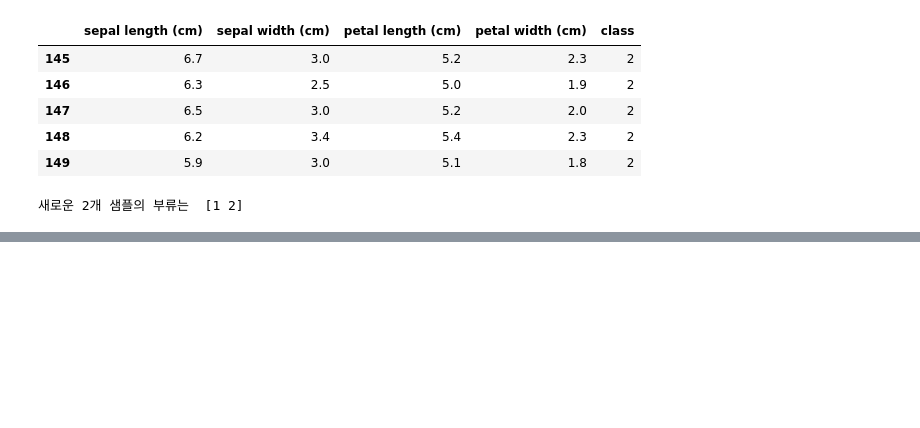
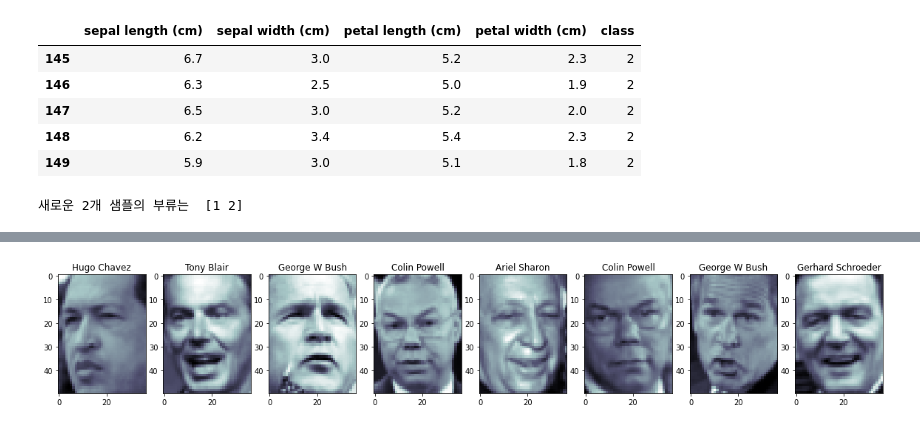
Before and after one commit to BoriLab/AiTest, a Jupyter notebook: aitet_12.ipynb, the cells around one changed output, grey strips where cells are left out. Drawn from its saved outputs; the diff is of its cells as text; code cells hidden in the pictures; blank space fills up the shorter version.

```diff
--- a/aitet_12.ipynb
+++ b/aitet_12.ipynb
@@ -449,0 +482,12 @@ print("새로운 2개 샘플의 부류는 ", res)
+# %%
+#얼굴 데이터 셋
+lfw=datasets.fetch_lfw_people(min_faces_per_person=70,resize=0.4)#데이터 셋
+plt.figure(figsize=(20,5))
+
+for i in range(8):
+    plt.subplot(1,8,i+1)
+    plt.imshow(lfw.images[i], cmap=plt.cm.bone)
+    plt.title(lfw.target_names[lfw.target[i]])
+plt.show()
+# %% [output]
+[figure, added]
```
Also changed, not shown: parts of 4 cells of this notebook.
